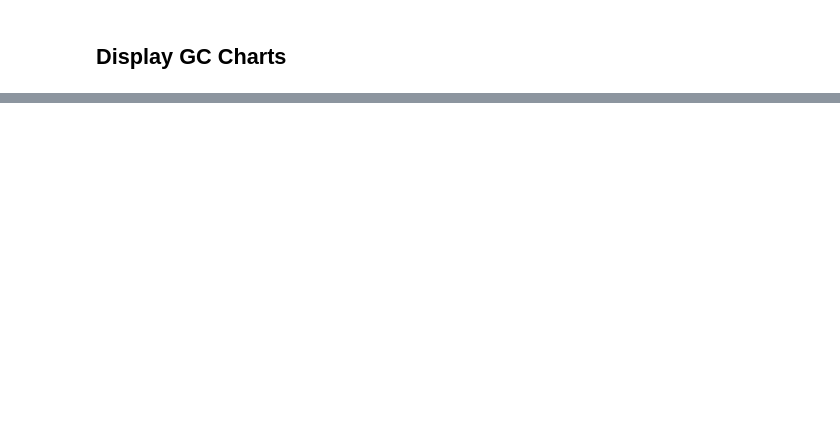
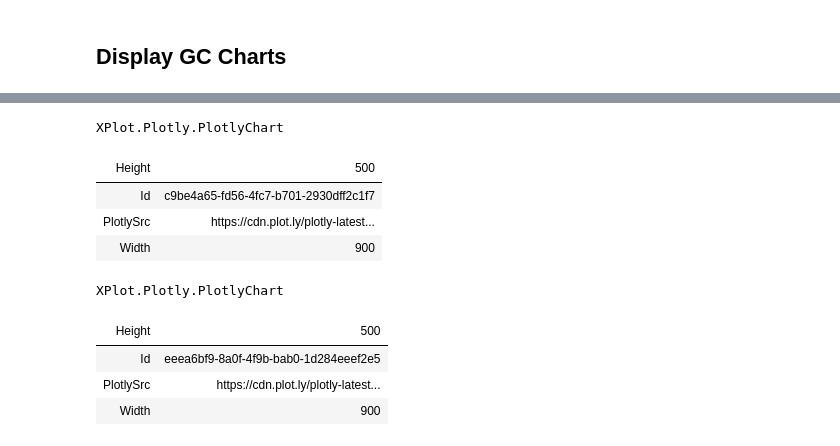
Before and after one commit to VincentBu/performance, a Jupyter notebook: src/benchmarks/gc/GC.Infrastructure/Notebooks/AutomatedAnalysis-Example.ipynb, the cells around one changed output, grey strips where cells are left out. Cells and saved outputs as stored; diff of their text form; code cells hidden in the pictures; blank space fills up the shorter version.

```diff
--- a/src/benchmarks/gc/GC.Infrastructure/Notebooks/AutomatedAnalysis-Example.ipynb
+++ b/src/benchmarks/gc/GC.Infrastructure/Notebooks/AutomatedAnalysis-Example.ipynb
@@ -125,0 +202,19 @@ Too many units: %, #, bytes
+# %%
+var GCPauseTimeMetricFilter = ML( Metrics.G.GCPauseTime );
+ChartGCData(dm, metrics: GCPauseTimeMetricFilter, benchmarkFilter: benchmarkFilter, xMetric: Metrics.X.StartRelativeMSec)
+.ForEach(ch => ch.Show());
+
+var HeapSizeMetricFilter = ML( Metrics.G.HeapSizeBefore, Metrics.G.HeapSizeAfter, Metrics.G.HeapSizePeak );
+ChartGCData(dm, metrics: HeapSizeMetricFilter, benchmarkFilter: benchmarkFilter, xMetric: Metrics.X.StartRelativeMSec)
+.ForEach(ch => ch.Show());
+# %% [output]
+XPlot.Plotly.PlotlyChart
+| Height | 500 |
+| Id | c9be4a65-fd56-4fc7-b701-2930dff2c1f7 |
+| PlotlySrc | https://cdn.plot.ly/plotly-latest... |
+| Width | 900 |
+XPlot.Plotly.PlotlyChart
+| Height | 500 |
+| Id | eeea6bf9-8a0f-4f9b-bab0-1d284eeef2e5 |
+| PlotlySrc | https://cdn.plot.ly/plotly-latest... |
+| Width | 900 |
```
Also changed, not shown: parts of 5 cells of this notebook.
